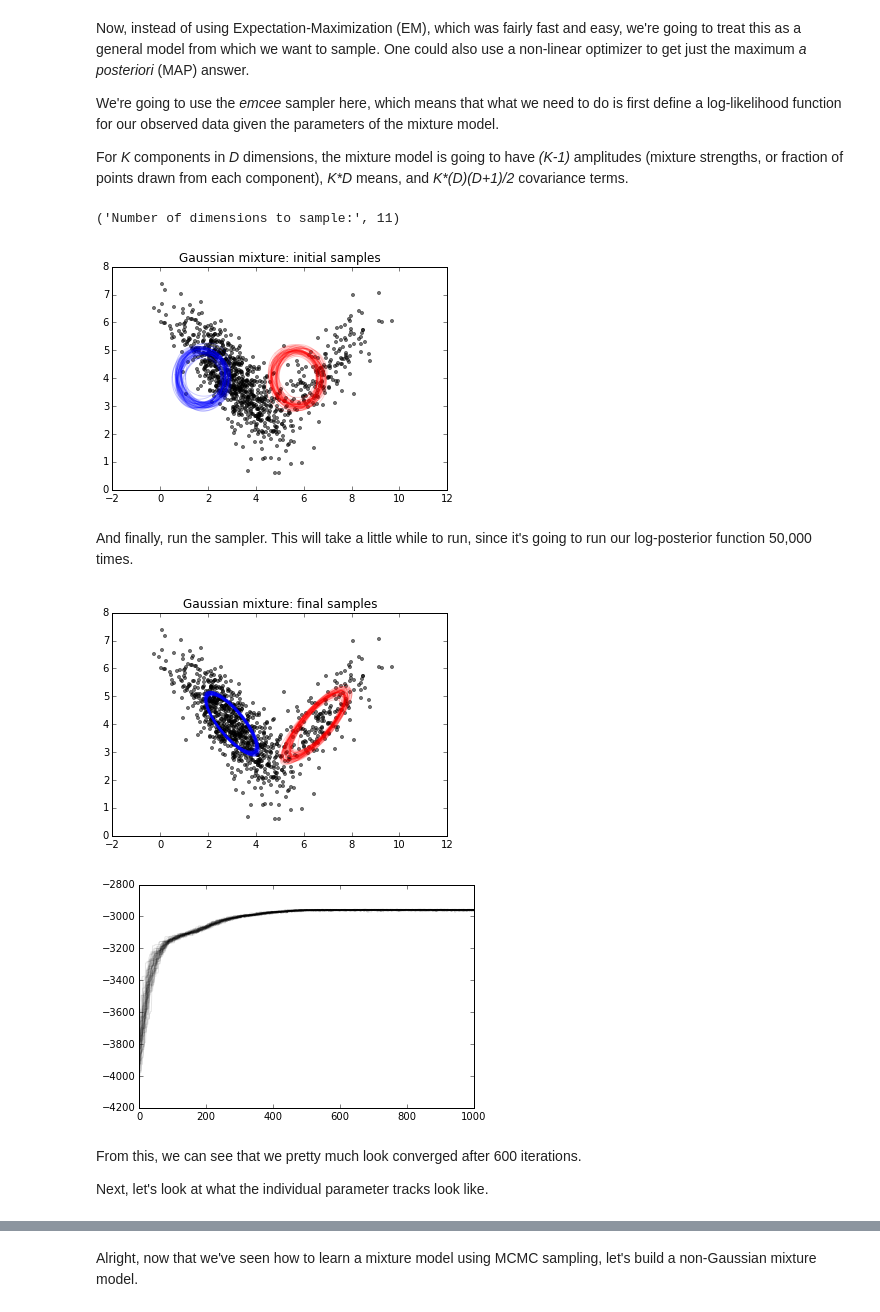
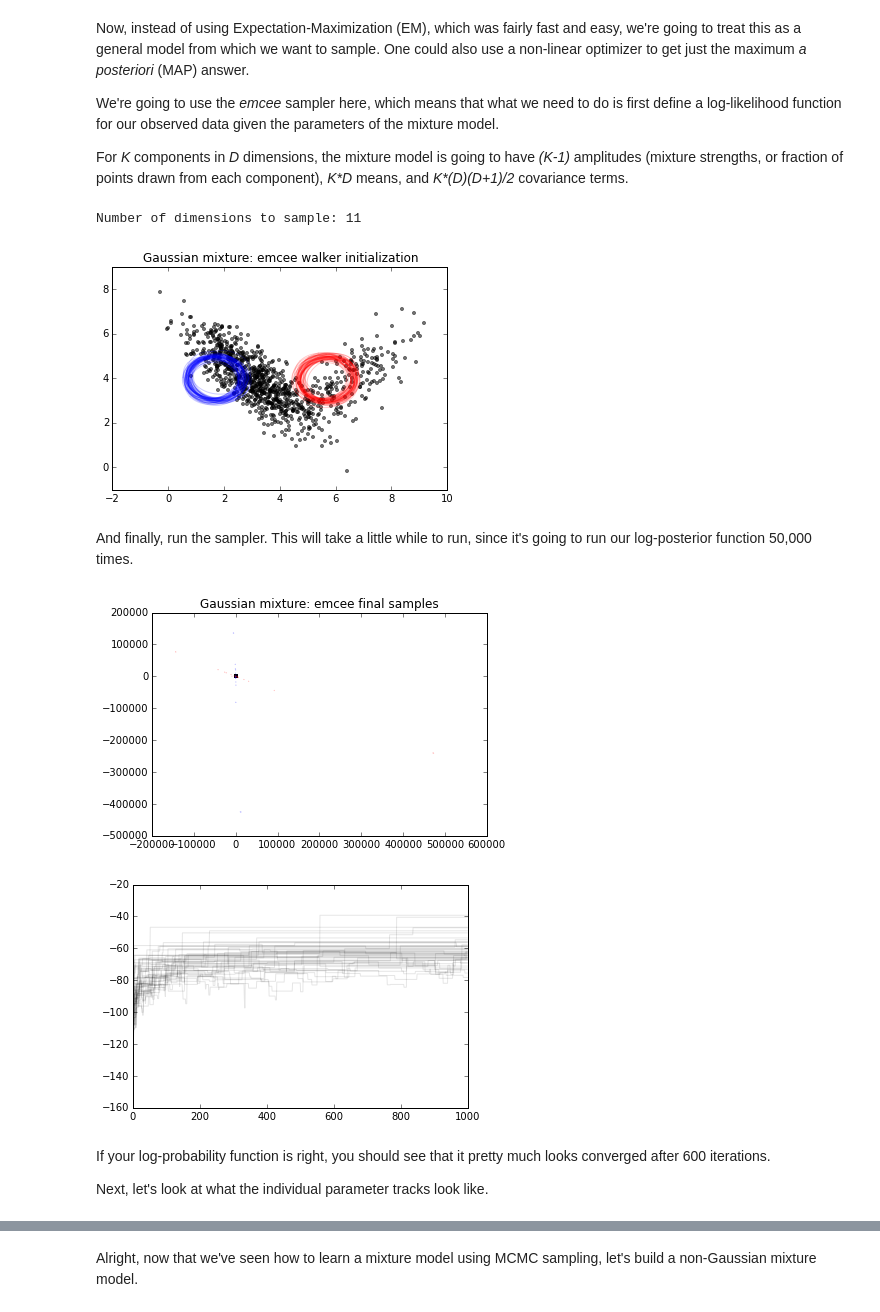
Before and after one commit to dstndstn/Unsupervised, a Jupyter notebook: fgbg.ipynb, the cells around one changed output, grey strips where cells are left out. Cells and saved outputs as stored; diff of their text form; code cells hidden in the pictures.

```diff
--- a/fgbg.ipynb
+++ b/fgbg.ipynb
@@ -41,9 +43,15 @@ import emcee
 # from the Gaussian mixture model described by a given set of parameters.
 # The 'emcee' sampler is going to call this function many times with different
 # parameter values.
+#
+# YOU NEED TO FILL IN SOME CODE BELOW!
+#
 def gmm_logprob(params, K, X):
+    '''
+    Compute the log of the posterior probability of the given parameter values
+    given data X.
+    '''
     N,D = X.shape
-    prob = np.zeros(N)
 
     # 'params' is a numpy array... unpack it into separate amplitude, mean,
     # and covariance arrays.
@@ -51,8 +59,18 @@ def gmm_logprob(params, K, X):
 
     # Now we have to compute the likelihoods, by evaluating the
     # weighted Gaussians.
+    prob = np.zeros(N)
     for k in range(K):
-        prob += amps[k] * utils.gaussian_probability(X, means[k,:], covs[k,:,:])
+        #
+        # ADD YOUR CODE HERE...
+        #
+        # Note that 'amps[k]' is the mixing amplitude of the k'th component
+        # And means[k,d] is the mean of component k in dimension d
+        # And covs[k,d1,d2] is the covariance of component k.
+        # Also note that there is a handy function in the 'utils' module:
+        #  p_k = gaussian_probability(X, means_k, covs_k)
+        #
+        prob += np.random.uniform(size=N)
 
     # Total log-likelihood:
     loglikelihood = np.sum(np.log(prob))
@@ -99,10 +117,10 @@ sampler = emcee.EnsembleSampler(nwalkers, ndim, gmm_logprob, args=(K,X))
 
 # Let's have a look at the initial parameter values we're giving the sampler:
 utils.plot_gmm_samples(X, K, pp)
-plt.title('Gaussian mixture: initial samples');
+plt.title('Gaussian mixture: emcee walker initialization');
 # %% [output]
-('Number of dimensions to sample:', 11)
+Number of dimensions to sample: 11
-[figure, old version]
+[figure, new version]
 # %% [markdown]
 And finally, run the sampler.  This will take a little while to run, since it's going to run our log-posterior function 50,000 times.
 # %%
@@ -116,18 +134,18 @@ pos,prob,state = sampler.run_mcmc(pp, 1000)
 # %%
 # What do the samples in our final step look like?
 utils.plot_gmm_samples(X, K, pos)
-plt.title('Gaussian mixture: final samples');
+plt.title('Gaussian mixture: emcee final samples');
 # %% [output]
-[figure, old version]
+[figure, new version]
 # %%
 # Let's explore the emcee results a bit.  First, look at how the log-posterior
 # values vary over time.
 plt.clf()
 plt.plot(sampler.lnprobability.T, 'k-', alpha=0.1);
 # %% [output]
-[figure, old version]
+[figure, new version]
 # %% [markdown]
-From this, we can see that we pretty much look converged after 600 iterations.
+If your log-probability function is right, you should see that it pretty much looks converged after 600 iterations.
 
 Next, let's look at what the individual parameter tracks look like.
 # %%
```
Also changed, not shown: parts of 9 cells of this notebook, 5 other files.
